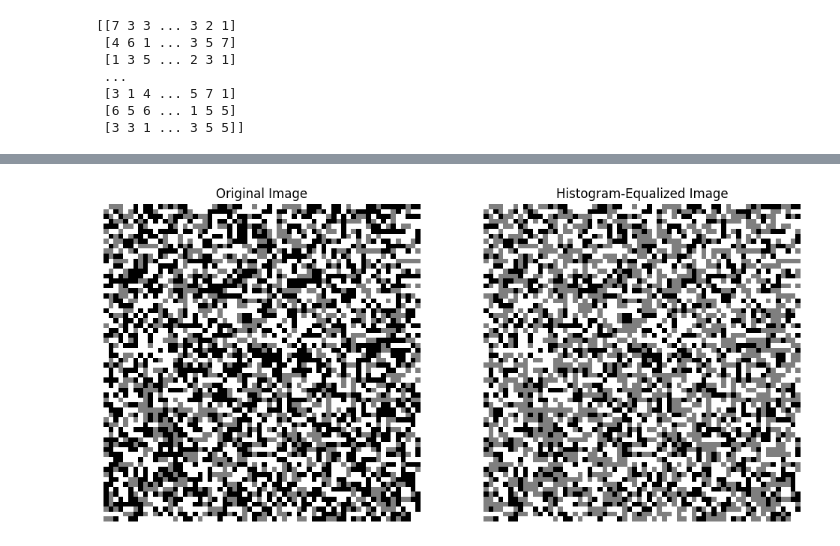
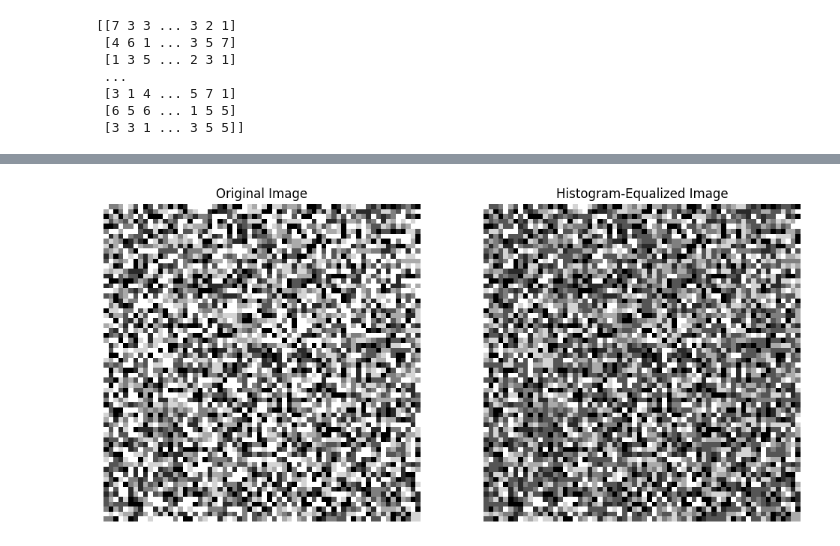
Before and after one commit to subhranil2605/Image_Processing, a Jupyter notebook: histogram/histogram_equalization.ipynb, the cells around one changed output, grey strips where cells are left out. Cells and saved outputs as stored; diff of their text form; code cells hidden in the pictures.

```diff
--- a/histogram/histogram_equalization.ipynb
+++ b/histogram/histogram_equalization.ipynb
@@ -27,6 +28,7 @@ plt.show()
 # %%
 def get_values(img) -> dict:
-    return {u:img.flatten().tolist().count(u) for u in set(img.flatten())}
+    unique, counts = np.unique(img, return_counts=True)
+    return dict(zip(unique, counts))
 # %%
 values = get_values(image)
 values
@@ -144,7 +146,7 @@ replacement_values
 {0: 1, 1: 2, 2: 3, 3: 3, 4: 4, 5: 5, 6: 6, 7: 7}
 # %%
 # create an array with the replacement values using the dictionary
-replace_img = np.array([[replacement_values.get(item, item) for item in row] for row in image])
+replace_img = np.array([[replacement_values.get(item, item) for item in row] for row in tqdm(image)])
 
 # replace the values in the array using the replacement array
 replace_img = np.where(replace_img != None, replace_img, image)
@@ -168,15 +170,15 @@ plt.show()
 # %%
 plt.figure(figsize=(12,6))
 plt.subplot(1, 2, 1)
-plt.imshow(image, cmap=plt.cm.get_cmap('gray', 3))
+plt.imshow(image, cmap=plt.cm.get_cmap('gray', 7))
 plt.title("Original Image")
 plt.axis("off")
 
 plt.subplot(1, 2, 2)
-plt.imshow(replace_img, cmap=plt.cm.get_cmap('gray', 3))
+plt.imshow(replace_img, cmap=plt.cm.get_cmap('gray', 7))
 plt.title("Histogram-Equalized Image")
 plt.axis("off")
 
 plt.show()
 # %% [output]
-[figure, old version]
+[figure, new version]
```
Also changed, not shown: parts of 11 cells of this notebook.
